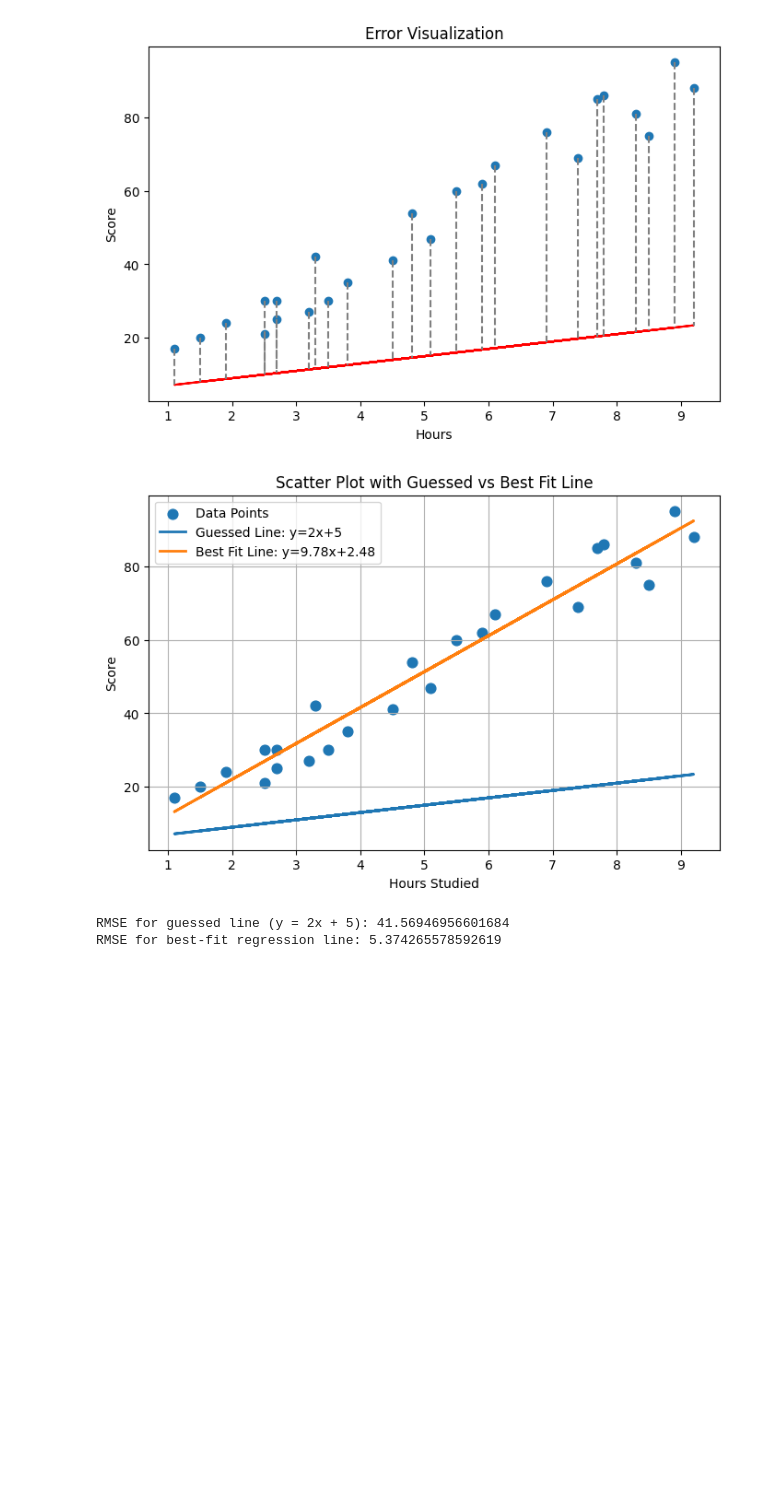
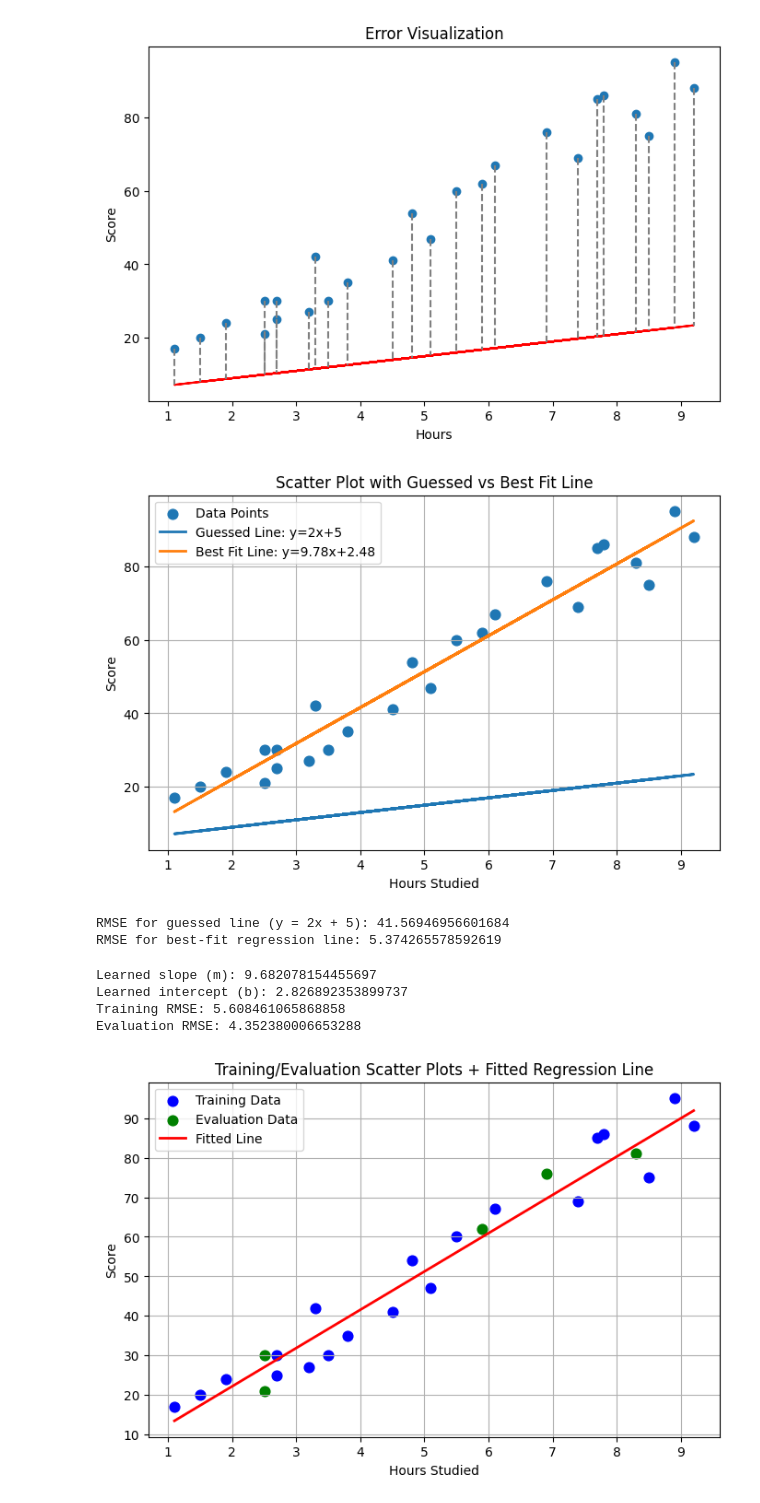
Before and after one commit to PoojaGhera/my-experiments-notebooks, a Jupyter notebook: notebooks/supervised-learning-linearregression.ipynb, the cells around one changed output. Saved outputs shown, nothing was run; the diff lists cells and outputs as text; code cells hidden in the pictures; blank space fills up the shorter version.

```diff
--- a/notebooks/supervised-learning-linearregression.ipynb
+++ b/notebooks/supervised-learning-linearregression.ipynb
@@ -169,3 +169,78 @@ print("RMSE for best-fit regression line:", rmse_best)
 [figure]
 RMSE for guessed line (y = 2x + 5): 41.56946956601684
 RMSE for best-fit regression line: 5.374265578592619
+# %%
+import numpy as np
+import matplotlib.pyplot as plt
+from sklearn.model_selection import train_test_split
+from sklearn.linear_model import LinearRegression
+from sklearn.metrics import mean_squared_error
+
+# ----------------------------------------
+# 1. Prepare Data
+# ----------------------------------------
+X = df[["Hours"]]
+y = df["Scores"]
+
+# ----------------------------------------
+# 2. Train/Eval Split
+# ----------------------------------------
+X_train, X_eval, y_train, y_eval = train_test_split(
+    X, y, test_size=0.2, random_state=42
+)
+
+# ----------------------------------------
+# 3. Train Model on Training Set
+# ----------------------------------------
+model = LinearRegression()
+model.fit(X_train, y_train)
+
+m = model.coef_[0]
+b = model.intercept_
+
+print("Learned slope (m):", m)
+print("Learned intercept (b):", b)
+
+# ----------------------------------------
+# 4. Predict on Training and Eval
+# ----------------------------------------
+y_pred_train = model.predict(X_train)
+y_pred_eval  = model.predict(X_eval)
+
+rmse_train = np.sqrt(mean_squared_error(y_train, y_pred_train))
+rmse_eval  = np.sqrt(mean_squared_error(y_eval, y_pred_eval))
+
+print("Training RMSE:", rmse_train)
+print("Evaluation RMSE:", rmse_eval)
+
+# ----------------------------------------
+# 5. Plotting
+# ----------------------------------------
+
+# For a smooth fitted line, use sorted full-range X
+X_line = np.linspace(X.min(), X.max(), 100).reshape(-1, 1)
+y_line = model.predict(X_line)
+
+plt.figure(figsize=(8,5))
+
+# training data (blue)
+plt.scatter(X_train, y_train, color="blue", label="Training Data", s=60)
+
+# evaluation data (green)
+plt.scatter(X_eval, y_eval, color="green", label="Evaluation Data", s=60)
+
+# fitted line (red)
+plt.plot(X_line, y_line, color="red", linewidth=2, label="Fitted Line")
+
+plt.xlabel("Hours Studied")
+plt.ylabel("Score")
+plt.title("Training/Evaluation Scatter Plots + Fitted Regression Line")
+plt.legend()
+plt.grid(True)
+plt.show()
+# %% [output]
+Learned slope (m): 9.682078154455697
+Learned intercept (b): 2.826892353899737
+Training RMSE: 5.608461065868858
+Evaluation RMSE: 4.352380006653288
+[figure, added]
```
